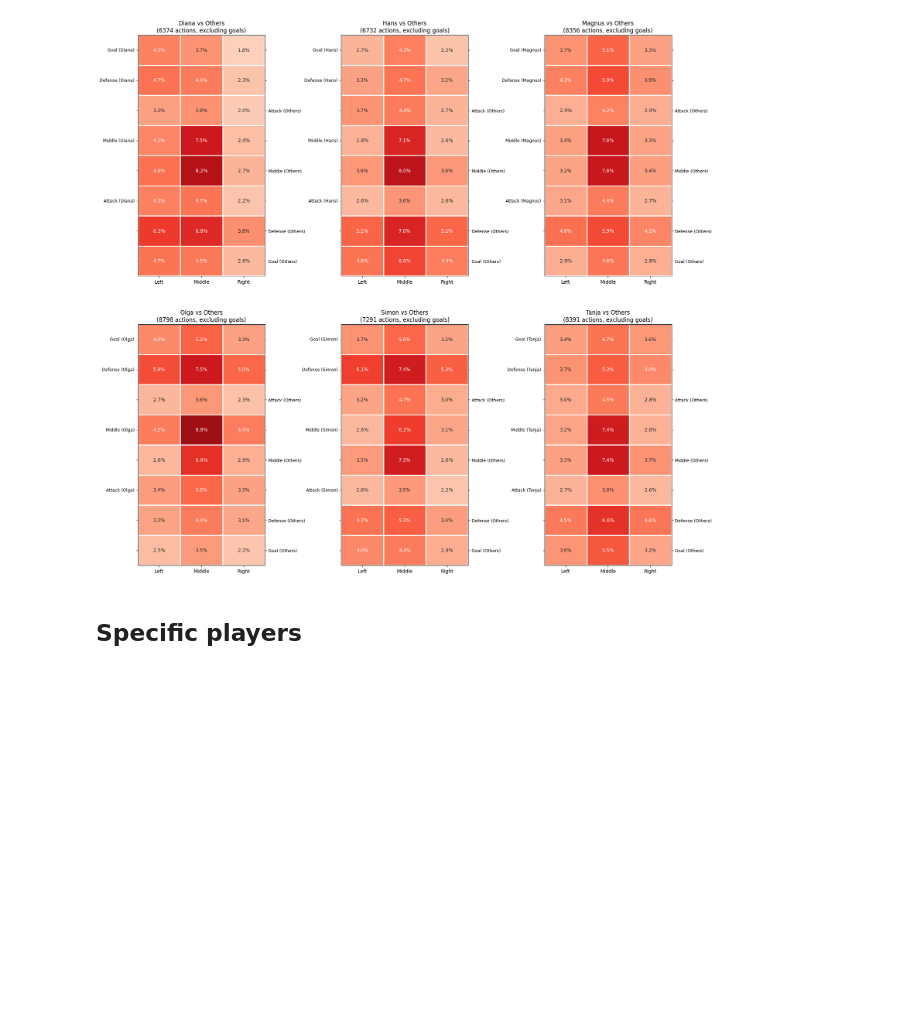
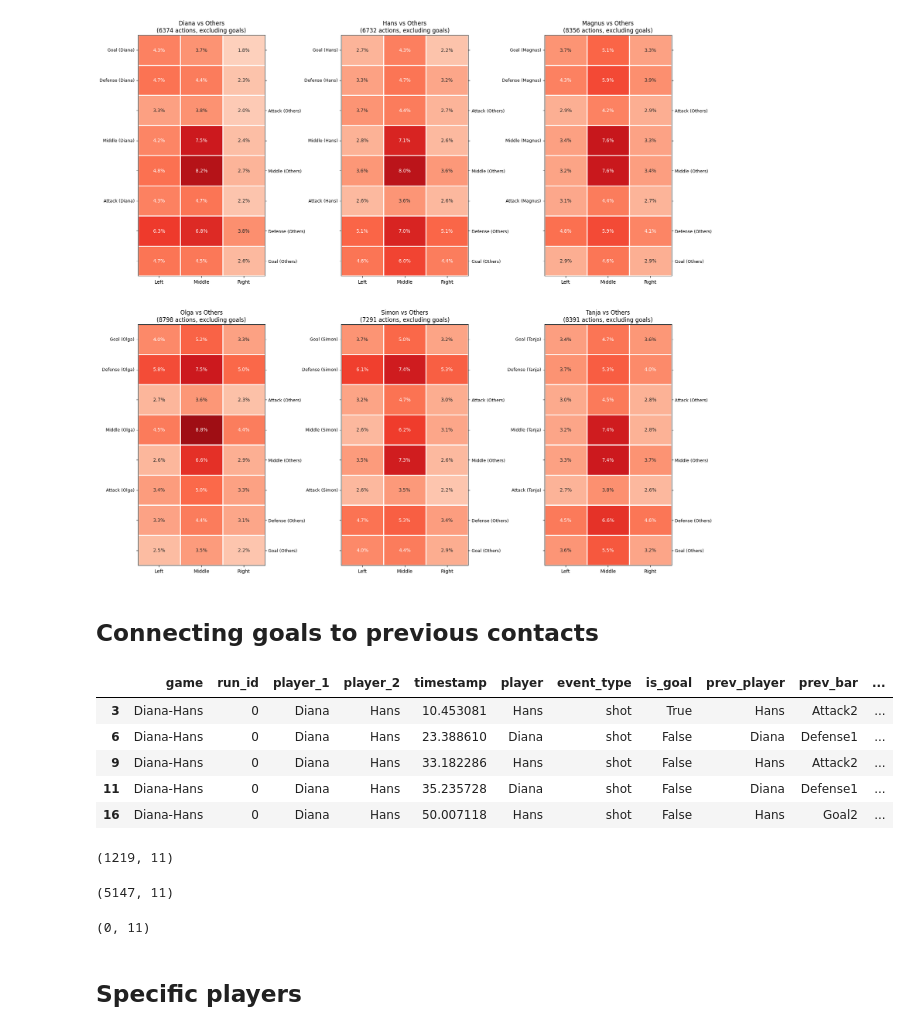
Before and after one commit to Rutvik-rn/Kicker-Strategy, a Jupyter notebook: notebook.ipynb, the cells around one changed output. Saved outputs shown, nothing was run; the diff lists cells and outputs as text; code cells hidden in the pictures; blank space fills up the shorter version.

Commit message:
connected shots to previous events

```diff
--- a/notebook.ipynb
+++ b/notebook.ipynb
@@ -509,3 +509,22 @@ plt.subplots_adjust(wspace=0.6, hspace=0.2) #spaces between the plots
 plt.show()
 # %% [output]
 [figure]
+# %% [markdown]
+## Connecting goals to previous contacts
+# %%
+timestamped_data['prev_player'] = timestamped_data.groupby(['game', 'run_id'])['player'].shift(1)
+timestamped_data['prev_bar'] = timestamped_data.groupby(['game', 'run_id'])['bar'].shift(1)
+timestamped_data['prev_side'] = timestamped_data.groupby(['game', 'run_id'])['side'].shift(1)
+timestamped_data['prev_event'] = timestamped_data.groupby(['game', 'run_id'])['event_type'].shift(1)
+
+shot_events = timestamped_data[timestamped_data['event_type'] == 'shot'].copy()
+
+shot_events = shot_events.drop(columns=['prev_event', 'bar', 'side', 'is_shot', 'is_shot_p1', 'is_shot_p2', 'is_contact_p1', 'is_contact_p2', 'round'])
+shot_events.head()
+# %% [output]
+|  | game | run_id | player_1 | player_2 | timestamp | player | event_type | is_goal | prev_player | prev_bar | ... |
+| 3 | Diana-Hans | 0 | Diana | Hans | 10.453081 | Hans | shot | True | Hans | Attack2 | ... |
+| 6 | Diana-Hans | 0 | Diana | Hans | 23.388610 | Diana | shot | False | Diana | Defense1 | ... |
+| 9 | Diana-Hans | 0 | Diana | Hans | 33.182286 | Hans | shot | False | Hans | Attack2 | ... |
+| 11 | Diana-Hans | 0 | Diana | Hans | 35.235728 | Diana | shot | False | Diana | Defense1 | ... |
+| 16 | Diana-Hans | 0 | Diana | Hans | 50.007118 | Hans | shot | False | Hans | Goal2 | ... |
@@ -512,3 +537,15 @@ plt.show()
+# %%
+successful_goals.shape
+# %% [output]
+(1219, 11)
+# %%
+unsuccessful_goals.shape
+# %% [output]
+(5147, 11)
+# %%
+own_goals.shape #are there really no own goals?
+# %% [output]
+(0, 11)
 # %% [markdown]
 ## Specific players
 # %%
```
Also changed, not shown: parts of 4 cells of this notebook, 1 other file.
